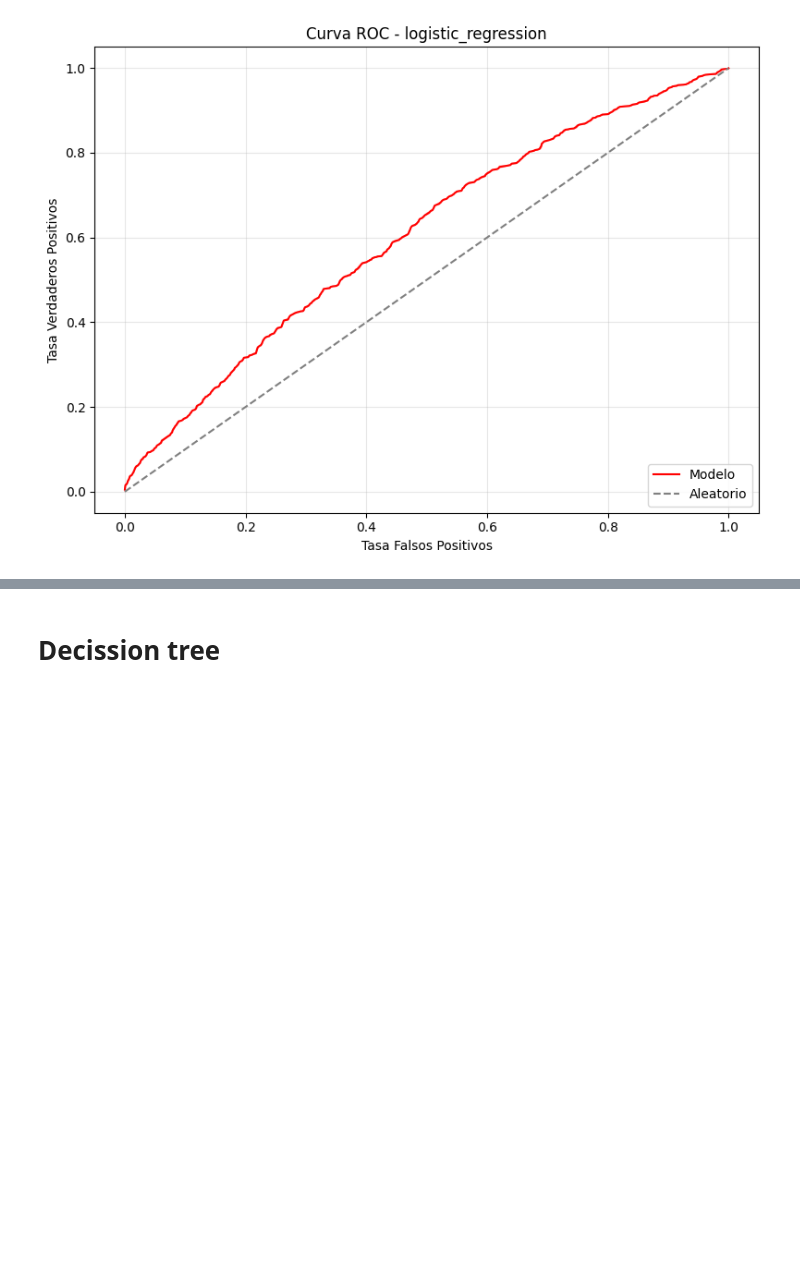
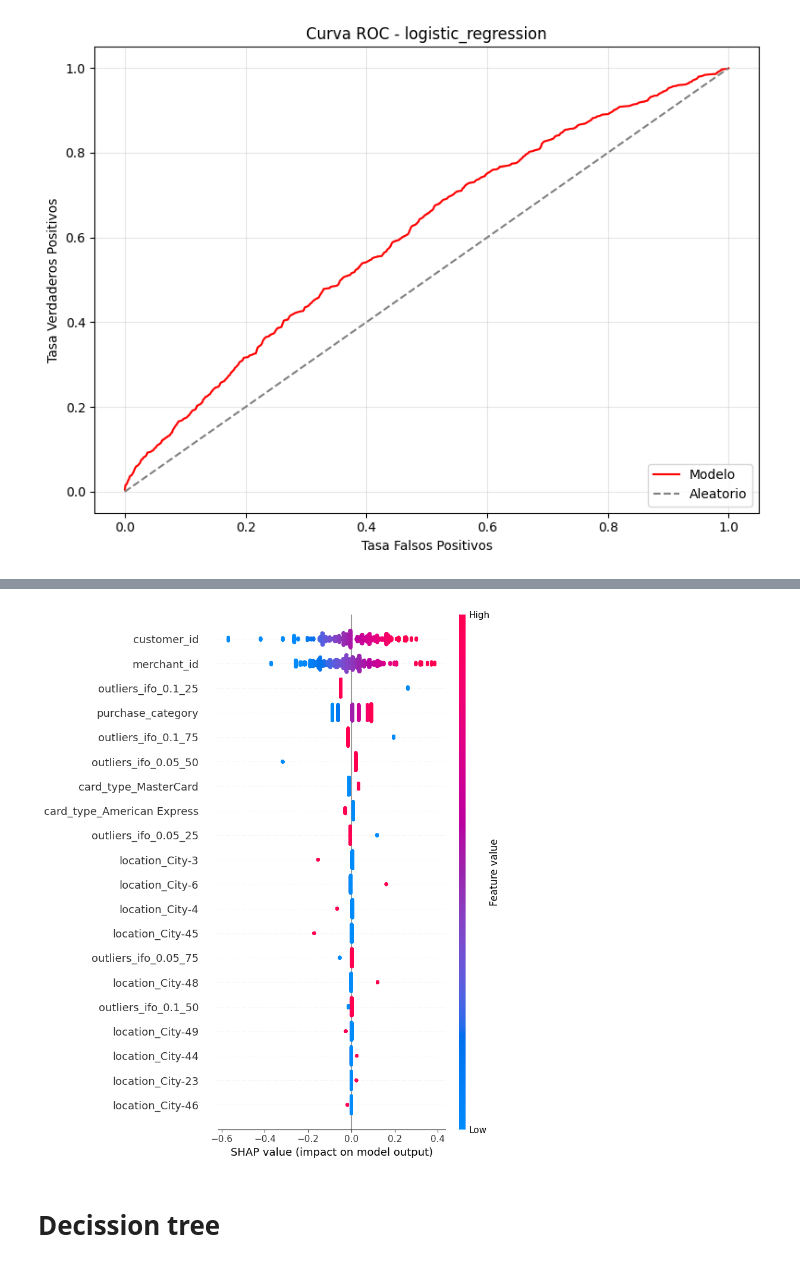
Before and after one commit to Rcm89/laboratorio8-leccion08-preprocesamiento-logistica, a Jupyter notebook: Modelo1/laboratorio8-leccion10-ensamble.ipynb, the cells around one changed output, grey strips where cells are left out. Saved outputs shown, nothing was run; the diff lists cells and outputs as text; code cells hidden in the pictures; blank space fills up the shorter version.

```diff
--- a/Modelo1/laboratorio8-leccion10-ensamble.ipynb
+++ b/Modelo1/laboratorio8-leccion10-ensamble.ipynb
@@ -122,3 +124,7 @@ logistica.plot_curva_roc("logistic_regression")
+# %%
+logistica.plot_shap_summary("logistic_regression")
+# %% [output]
+[figure, added]
 # %% [markdown]
 # Decission tree
 # %%
```
Also changed, not shown: parts of 12 cells of this notebook, 2 other files.
